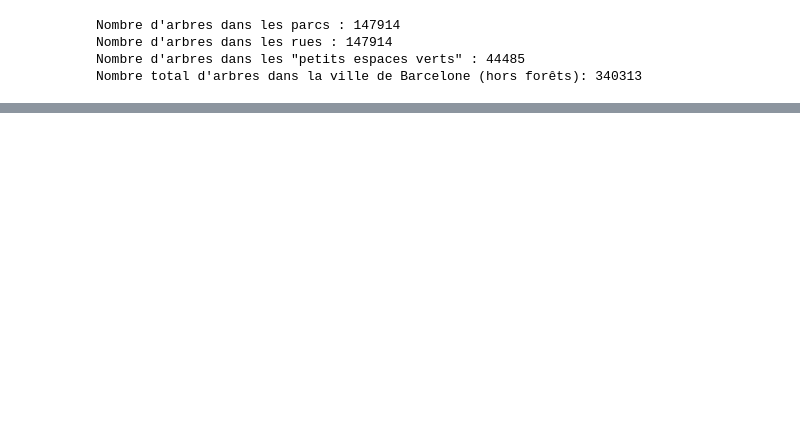
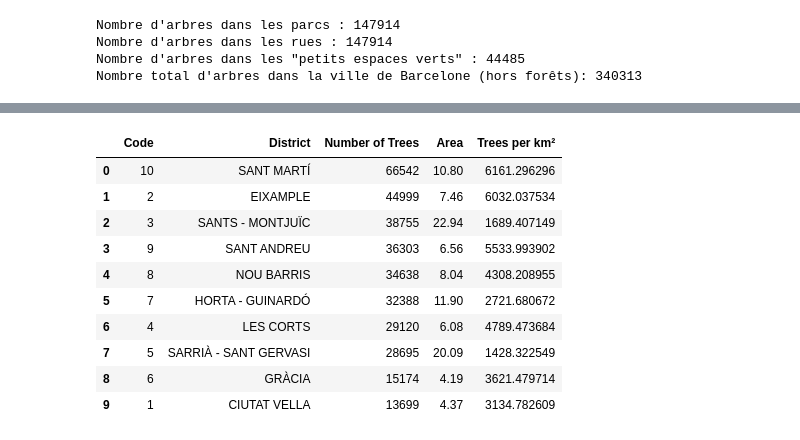
Before and after one commit to Myuketsu/opendata, a Jupyter notebook: Trees.ipynb, the cells around one changed output, grey strips where cells are left out. Cells and saved outputs as stored; diff of their text form; code cells hidden in the pictures; blank space fills up the shorter version.

```diff
--- a/Trees.ipynb
+++ b/Trees.ipynb
@@ -33,3 +54,19 @@ Nombre total d'arbres dans la ville de Barcelone (hors forêts): 340313
+# %%
+trees_per_district = trees_per_district.merge(district_areas_df, on='District')
+trees_per_district['Trees per km²'] = trees_per_district['Number of Trees'] / trees_per_district['Area']
+trees_per_district
+# %% [output]
+|  | Code | District | Number of Trees | Area | Trees per km² |
+| 0 | 10 | SANT MARTÍ | 66542 | 10.80 | 6161.296296 |
+| 1 | 2 | EIXAMPLE | 44999 | 7.46 | 6032.037534 |
+| 2 | 3 | SANTS - MONTJUÏC | 38755 | 22.94 | 1689.407149 |
+| 3 | 9 | SANT ANDREU | 36303 | 6.56 | 5533.993902 |
+| 4 | 8 | NOU BARRIS | 34638 | 8.04 | 4308.208955 |
+| 5 | 7 | HORTA - GUINARDÓ | 32388 | 11.90 | 2721.680672 |
+| 6 | 4 | LES CORTS | 29120 | 6.08 | 4789.473684 |
+| 7 | 5 | SARRIÀ - SANT GERVASI | 28695 | 20.09 | 1428.322549 |
+| 8 | 6 | GRÀCIA | 15174 | 4.19 | 3621.479714 |
+| 9 | 1 | CIUTAT VELLA | 13699 | 4.37 | 3134.782609 |
 # %%
 district_df = pd.read_csv("./data/district_zone/BarcelonaCiutat_Districtes.csv")
 
```
Also changed, not shown: parts of 6 cells of this notebook, 3 other files.
